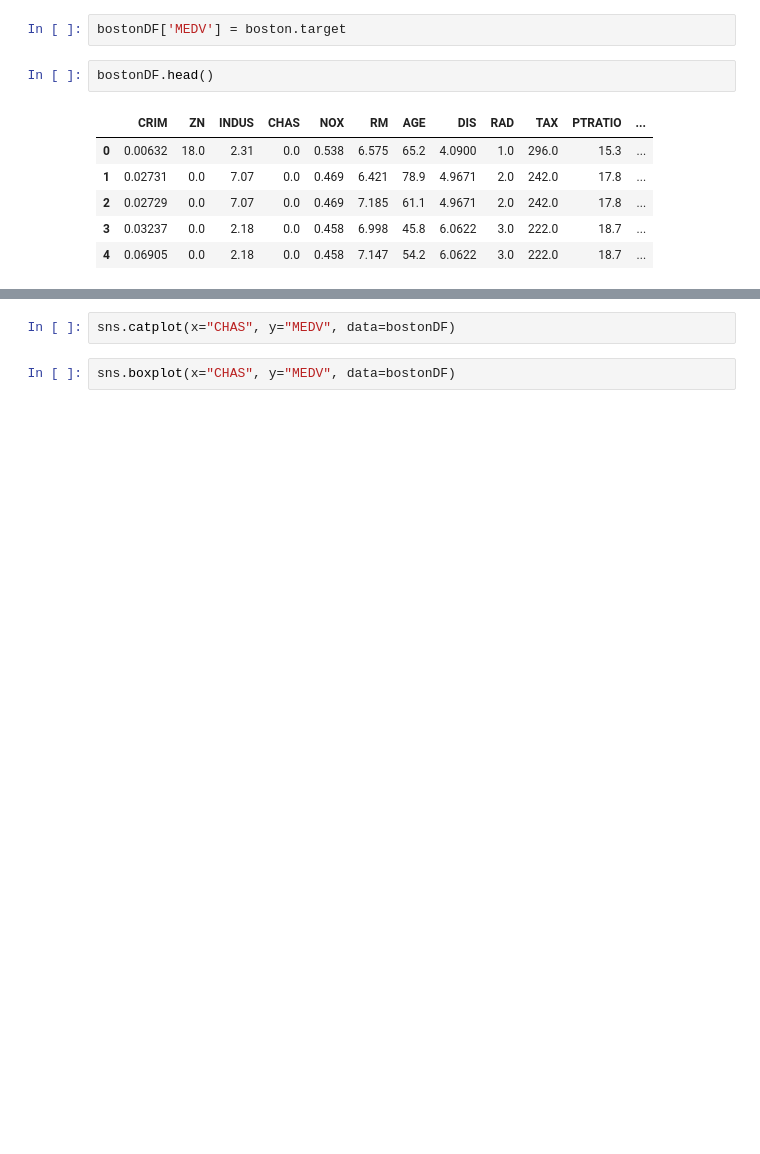
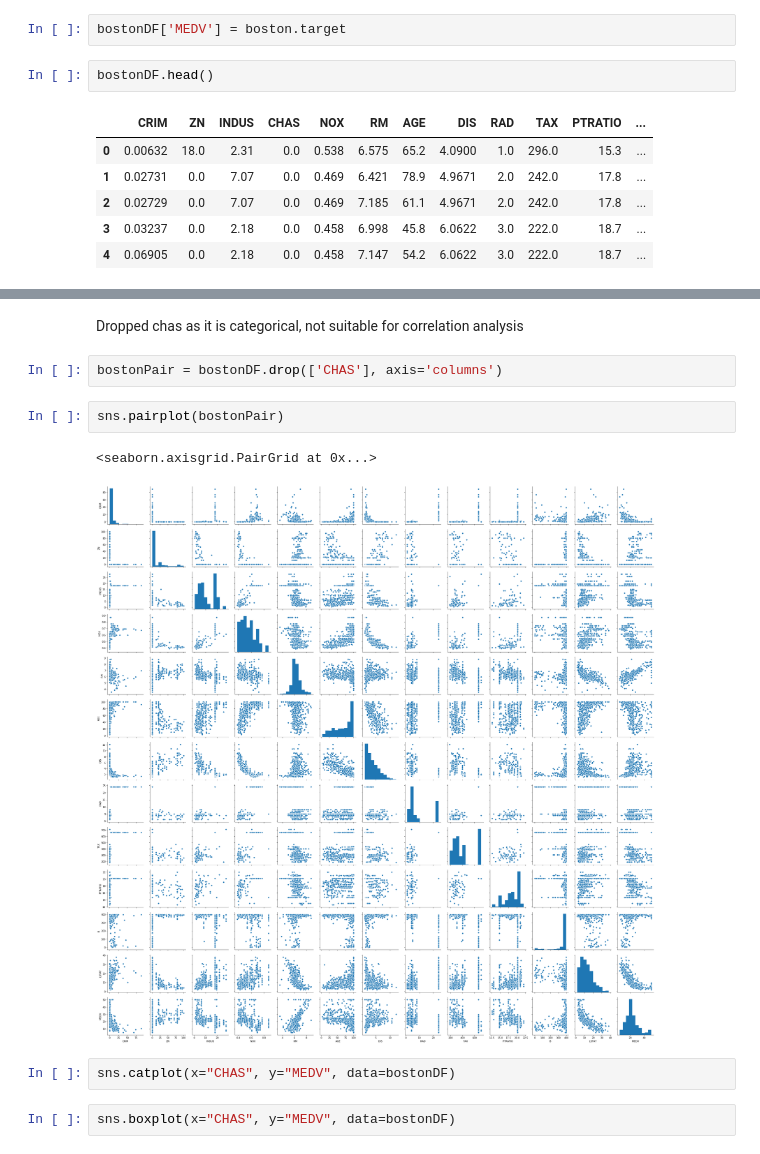
Before and after one commit to dermotkel/machine-learning, a Jupyter notebook: project.ipynb, the cells around one changed output, grey strips where cells are left out. Cells and saved outputs as stored; diff of their text form; blank space fills up the shorter version.

```diff
--- a/project.ipynb
+++ b/project.ipynb
@@ -72,3 +88,12 @@ bostonDF.head()
+# %% [markdown]
+Dropped chas as it is categorical, not suitable for correlation analysis
+# %%
+bostonPair = bostonDF.drop(['CHAS'], axis='columns')
+# %%
+sns.pairplot(bostonPair)
+# %% [output]
+<seaborn.axisgrid.PairGrid at 0x...>
+[figure, added]
 # %%
 sns.catplot(x="CHAS", y="MEDV", data=bostonDF)
 # %%
```
Also changed, not shown: parts of 3 cells of this notebook, 1 other file.
